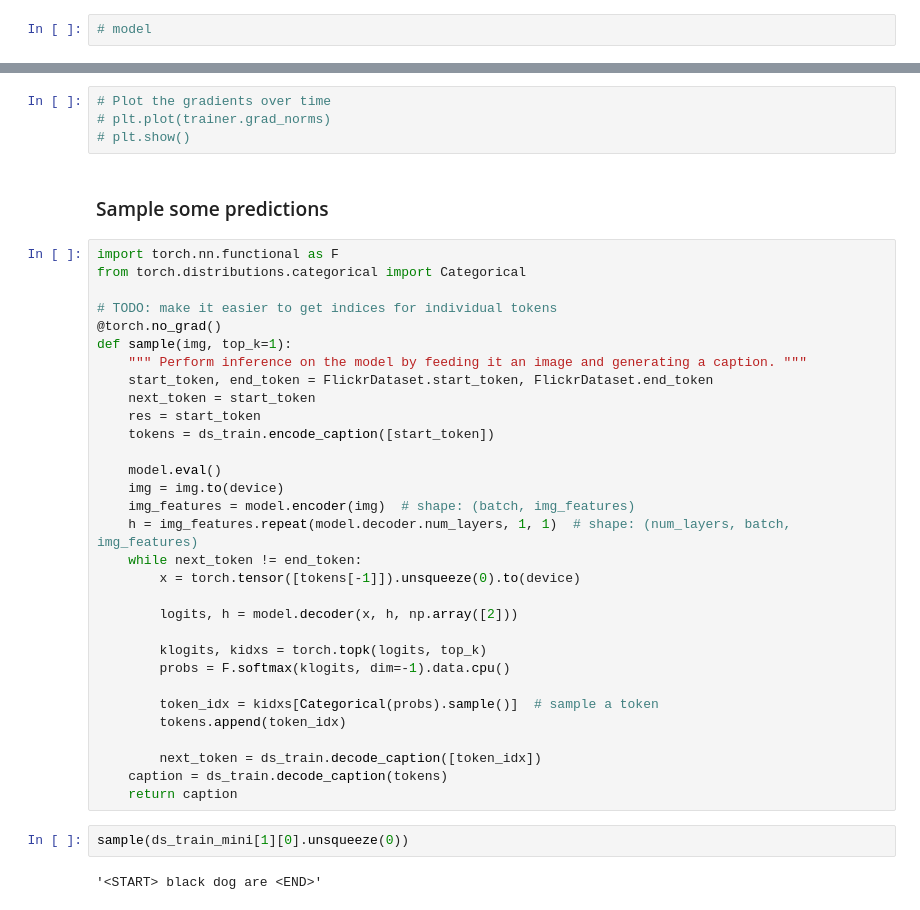
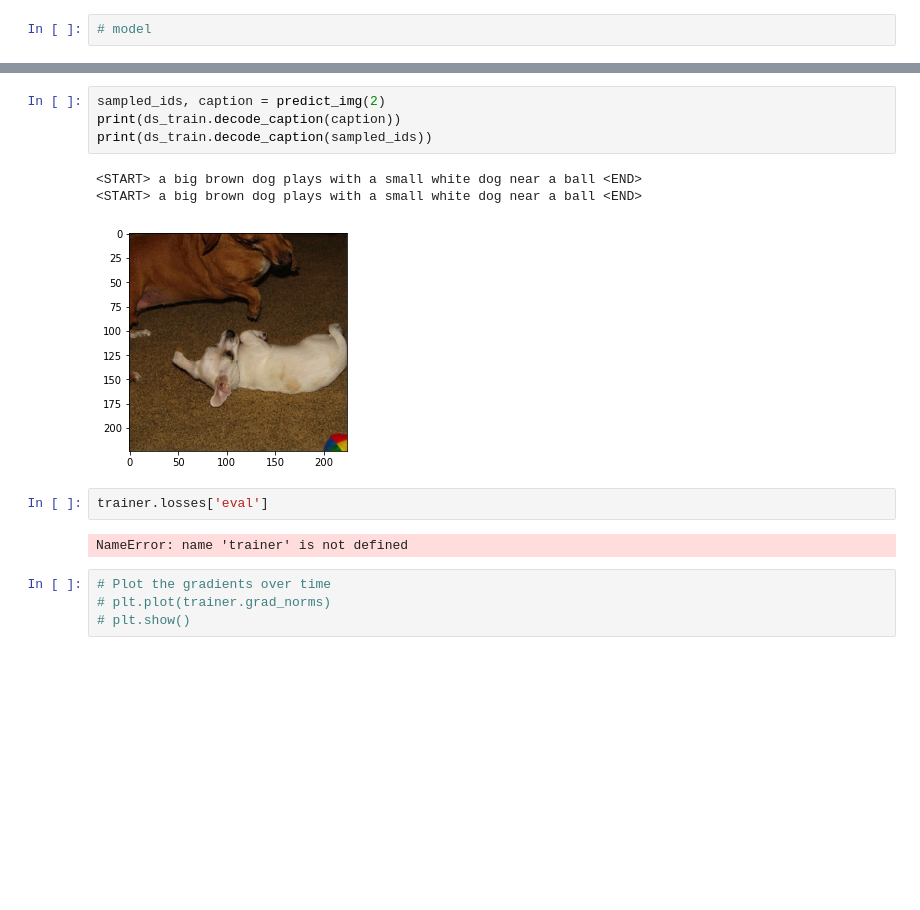
Before and after one commit to tobiasvanderwerff/image-captioning, a Jupyter notebook: image-captioning.ipynb, the cells around one changed output, grey strips where cells are left out. Saved outputs shown, nothing was run; the diff lists cells and outputs as text; blank space fills up the shorter version.

```diff
--- a/image-captioning.ipynb
+++ b/image-captioning.ipynb
@@ -291,41 +345,16 @@ KeyboardInterrupt:
+# %%
+sampled_ids, caption = predict_img(2)
+print(ds_train.decode_caption(caption))
+print(ds_train.decode_caption(sampled_ids))
+# %% [output]
+<START> a big brown dog plays with a small white dog near a ball <END>
+<START> a big brown dog plays with a small white dog near a ball <END>
+[figure, added]
+# %%
+trainer.losses['eval']
+# %% [output]
+NameError: name 'trainer' is not defined
 # %%
 # Plot the gradients over time
 # plt.plot(trainer.grad_norms)
 # plt.show()
-# %% [markdown]
-### Sample some predictions
-# %%
-import torch.nn.functional as F
-from torch.distributions.categorical import Categorical
-
-# TODO: make it easier to get indices for individual tokens
-@torch.no_grad()
-def sample(img, top_k=1):
-    """ Perform inference on the model by feeding it an image and generating a caption. """
-    start_token, end_token = FlickrDataset.start_token, FlickrDataset.end_token
-    next_token = start_token
-    res = start_token
-    tokens = ds_train.encode_caption([start_token])
-
-    model.eval()
-    img = img.to(device)
-    img_features = model.encoder(img)  # shape: (batch, img_features)
-    h = img_features.repeat(model.decoder.num_layers, 1, 1)  # shape: (num_layers, batch, img_features)
-    while next_token != end_token:
-        x = torch.tensor([tokens[-1]]).unsqueeze(0).to(device)
-
-        logits, h = model.decoder(x, h, np.array([2]))
-
-        klogits, kidxs = torch.topk(logits, top_k)
-        probs = F.softmax(klogits, dim=-1).data.cpu()
-
-        token_idx = kidxs[Categorical(probs).sample()]  # sample a token
-        tokens.append(token_idx)
-
-        next_token = ds_train.decode_caption([token_idx])
-    caption = ds_train.decode_caption(tokens)
-    return caption
-# %%
-sample(ds_train_mini[1][0].unsqueeze(0))
-# %% [output]
-'<START> black dog are <END>'
```
Also changed, not shown: parts of 23 cells of this notebook, 3 other files.
